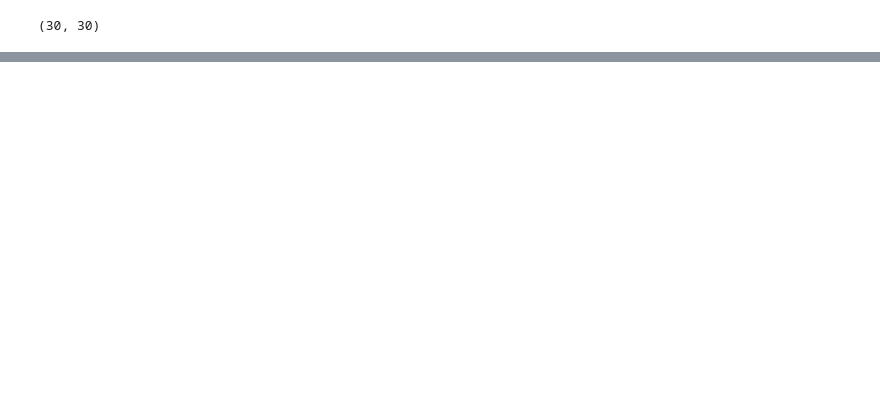
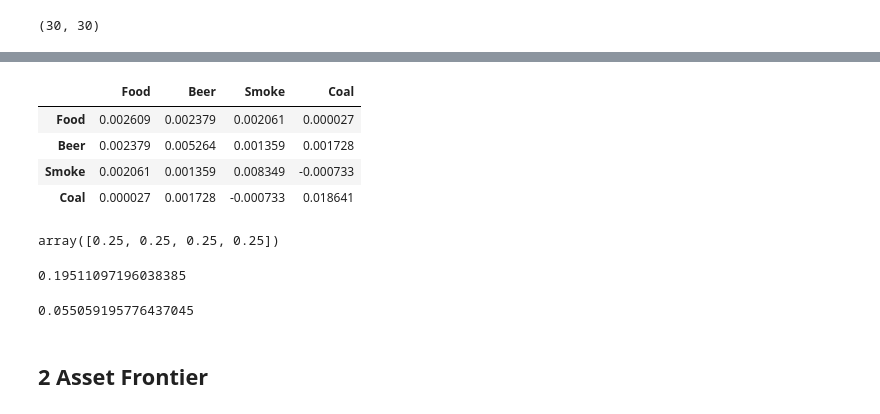
Before and after one commit to rick-villanueva/Introduction-to-Portfolio-Construction-Analysis, a Jupyter notebook: efficient_frontier.ipynb, the cells around one changed output, grey strips where cells are left out. Saved outputs shown, nothing was run; the diff lists cells and outputs as text; code cells hidden in the pictures; blank space fills up the shorter version.

```diff
--- a/efficient_frontier.ipynb
+++ b/efficient_frontier.ipynb
@@ -83,0 +96,8 @@ cov.shape
+# %%
+cov.loc[assets, assets]
+# %% [output]
+|  | Food | Beer | Smoke | Coal |
+| Food | 0.002609 | 0.002379 | 0.002061 | 0.000027 |
+| Beer | 0.002379 | 0.005264 | 0.001359 | 0.001728 |
+| Smoke | 0.002061 | 0.001359 | 0.008349 | -0.000733 |
+| Coal | 0.000027 | 0.001728 | -0.000733 | 0.018641 |
@@ -83,0 +106,14 @@ cov.shape
+# %%
+weights
+# %% [output]
+array([0.25, 0.25, 0.25, 0.25])
+# %%
+rk.portfolio_return(weights,er[assets])
+# %% [output]
+0.19511097196038385
+# %%
+rk.portfolio_vol(weights, cov.loc[assets, assets])
+# %% [output]
+0.055059195776437045
+# %% [markdown]
+## 2 Asset Frontier ##
```
Also changed, not shown: parts of 13 cells of this notebook, 2 other files.
